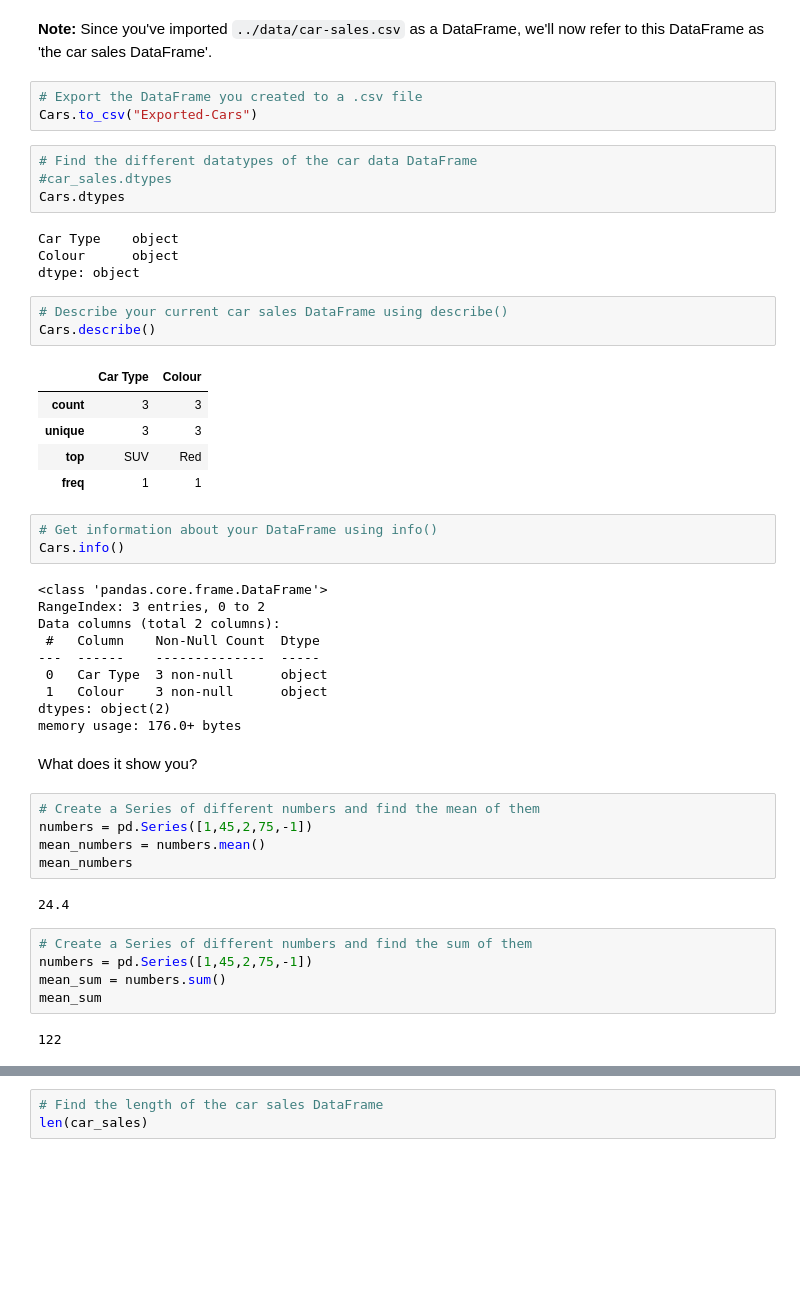
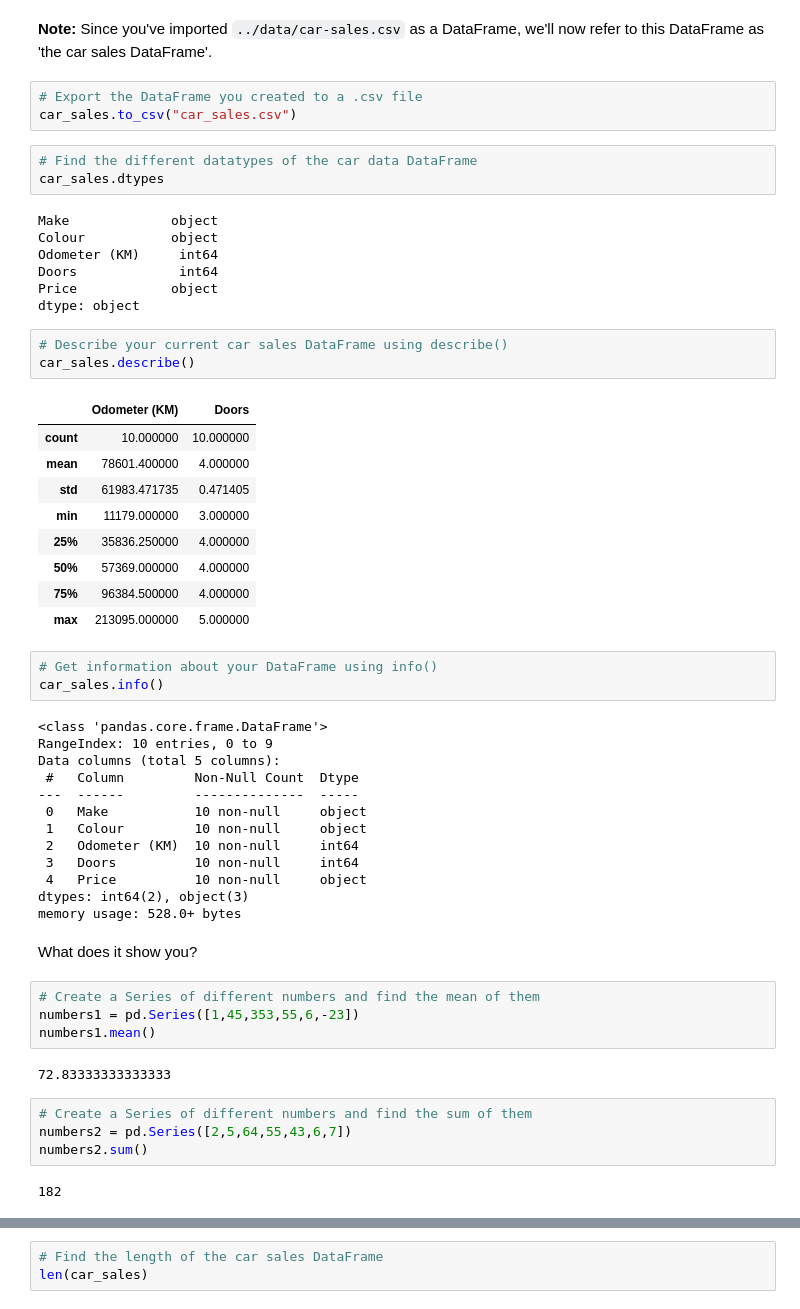
Before and after one commit to Harryortho/Extensive-Perovskite-Stability-Review-Paper, a Jupyter notebook: section-2-data-science-and-ml-tools/pandas-exercises.ipynb, the cells around one changed output, grey strips where cells are left out. Drawn from its saved outputs; the diff is of its cells as text; blank space fills up the shorter version.

```diff
--- a/section-2-data-science-and-ml-tools/pandas-exercises.ipynb
+++ b/section-2-data-science-and-ml-tools/pandas-exercises.ipynb
@@ -49,52 +49,59 @@ car_sales = pd.read_csv("/content/sample_data/car-sales.csv")
 **Note:** Since you've imported `../data/car-sales.csv` as a DataFrame, we'll now refer to this DataFrame as 'the car sales DataFrame'.
 # %%
 # Export the DataFrame you created to a .csv file
-Cars.to_csv("Exported-Cars")
+car_sales.to_csv("car_sales.csv")
 # %%
 # Find the different datatypes of the car data DataFrame
-#car_sales.dtypes
-Cars.dtypes
+car_sales.dtypes
 # %% [output]
-Car Type    object
-Colour      object
+Make             object
+Colour           object
+Odometer (KM)     int64
+Doors             int64
+Price            object
 dtype: object
 # %%
 # Describe your current car sales DataFrame using describe()
-Cars.describe()
+car_sales.describe()
 # %% [output]
-|  | Car Type | Colour |
-| count | 3 | 3 |
-| unique | 3 | 3 |
-| top | SUV | Red |
-| freq | 1 | 1 |
+|  | Odometer (KM) | Doors |
+| count | 10.000000 | 10.000000 |
+| mean | 78601.400000 | 4.000000 |
+| std | 61983.471735 | 0.471405 |
+| min | 11179.000000 | 3.000000 |
+| 25% | 35836.250000 | 4.000000 |
+| 50% | 57369.000000 | 4.000000 |
+| 75% | 96384.500000 | 4.000000 |
+| max | 213095.000000 | 5.000000 |
 # %%
 # Get information about your DataFrame using info()
-Cars.info()
+car_sales.info()
 # %% [output]
 <class 'pandas.core.frame.DataFrame'>
-RangeIndex: 3 entries, 0 to 2
-Data columns (total 2 columns):
- #   Column    Non-Null Count  Dtype
----  ------    --------------  -----
- 0   Car Type  3 non-null      object
- 1   Colour    3 non-null      object
-dtypes: object(2)
-memory usage: 176.0+ bytes
+RangeIndex: 10 entries, 0 to 9
+Data columns (total 5 columns):
+ #   Column         Non-Null Count  Dtype
+---  ------         --------------  -----
+ 0   Make           10 non-null     object
+ 1   Colour         10 non-null     object
+ 2   Odometer (KM)  10 non-null     int64
+ 3   Doors          10 non-null     int64
+ 4   Price          10 non-null     object
+dtypes: int64(2), object(3)
+memory usage: 528.0+ bytes
 # %% [markdown]
 What does it show you?
 # %%
 # Create a Series of different numbers and find the mean of them
-numbers = pd.Series([1,45,2,75,-1])
-mean_numbers = numbers.mean()
-mean_numbers
+numbers1 = pd.Series([1,45,353,55,6,-23])
+numbers1.mean()
 # %% [output]
-24.4
+72.83333333333333
 # %%
 # Create a Series of different numbers and find the sum of them
-numbers = pd.Series([1,45,2,75,-1])
-mean_sum = numbers.sum()
-mean_sum
+numbers2 = pd.Series([2,5,64,55,43,6,7])
+numbers2.sum()
 # %% [output]
-122
+182
 # %%
 # List out all the column names of the car sales DataFrame
```
Also changed, not shown: parts of 31 cells of this notebook.
